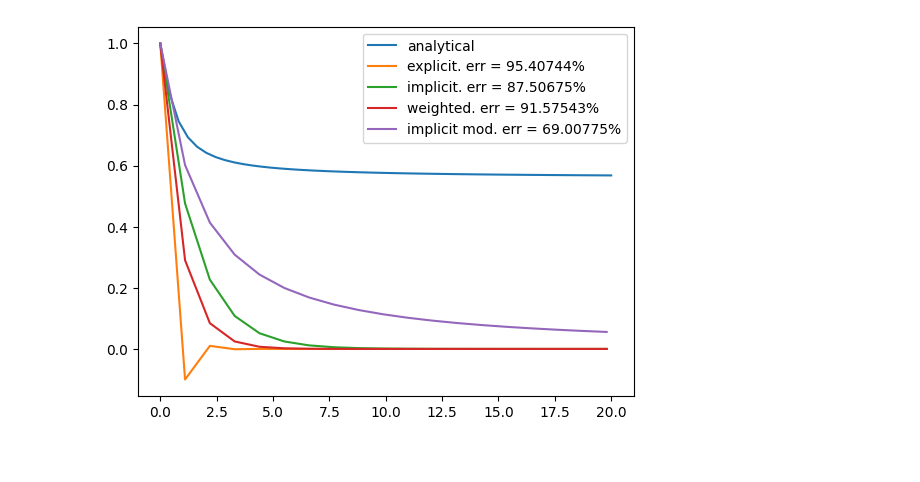
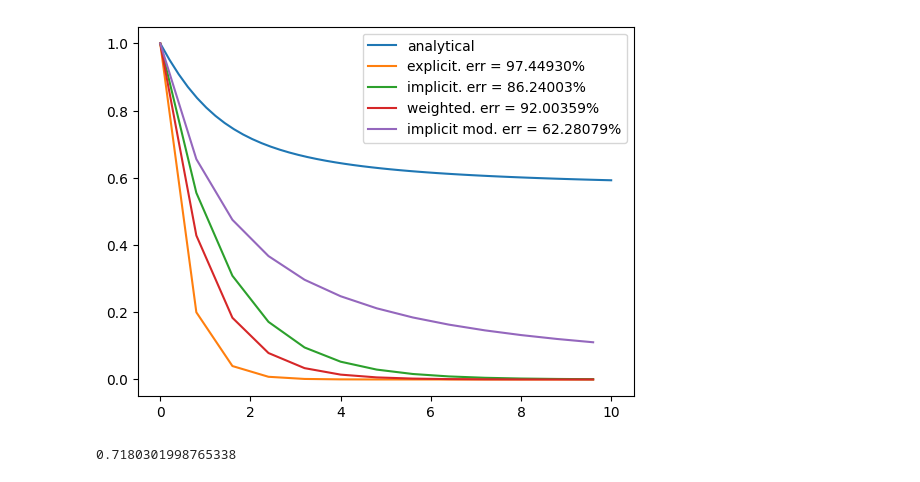
Before and after one commit to horockey/math_modeling, a Jupyter notebook: main.ipynb, the cells around one changed output. Drawn from its saved outputs; the diff is of its cells as text; code cells hidden in the pictures.

```diff
--- a/main.ipynb
+++ b/main.ipynb
@@ -2,7 +2,7 @@
 import math
 
 def f(t):
-    return 2 / (math.atan(t)+2)
+    return 2 / (math.atan(t/2)+2)
 # %%
 def explicit(x0: float, y0: float, tau: float, pointsCnt: int, f) -> tuple:
     res = {x0: y0}
@@ -57,32 +57,36 @@ def error(y0, yMeth) -> float:
 # %%
 import matplotlib.pyplot as plt
 import numpy as np
 
-tau = 1.1
+tau = 0.8
 x0 = 0
 y0 = 1
 leftXBound = x0
-rightXBoud = leftXBound + 20
+rightXBoud = leftXBound + 10
 pointsCount = int((rightXBoud-leftXBound)/tau)+1
 
 midX = (rightXBoud-leftXBound)/2 + leftXBound
 
 fig, ax = plt.subplots()
 x = np.linspace(leftXBound, rightXBoud)
 
 analytical = [f(t) for t in x]
 expl, explErr = explicit(x0, y0, tau, pointsCount, f)
 impl, implErr = implicit(x0, y0, tau, pointsCount, f)
 wgt, wgtErr = weighted(x0, y0, tau, pointsCount, f)
 impliMod, impliModErr = implicitMod(x0, y0, tau, pointsCount, f)
 
 ax.plot(x, analytical, label='analytical')
 ax.plot([x for x in expl], [expl[x] for x in expl], label=f'explicit. err = {format(explErr*100, '.5f')}%')
 ax.plot([x for x in impl], [impl[x] for x in impl], label=f'implicit. err = {format(implErr*100, '.5f')}%')
 ax.plot([x for x in wgt], [wgt[x] for x in wgt], label=f'weighted. err = {format(wgtErr*100, '.5f')}%')
 ax.plot([x for x in impliMod], [impliMod[x] for x in impliMod], label=f'implicit mod. err = {format(impliModErr*100, '.5f')}%')
 
 plt.legend()
 plt.show()
 # %% [output]
-[figure, old version]
+[figure, new version]
+# %%
+print(f(2))
+# %% [output]
+0.7180301998765338
```
